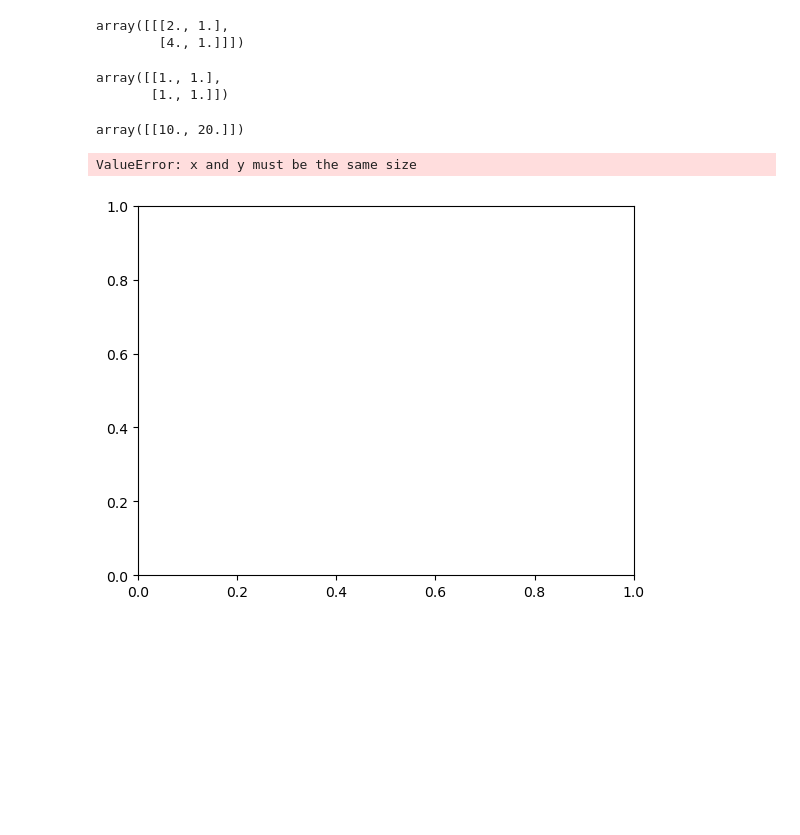
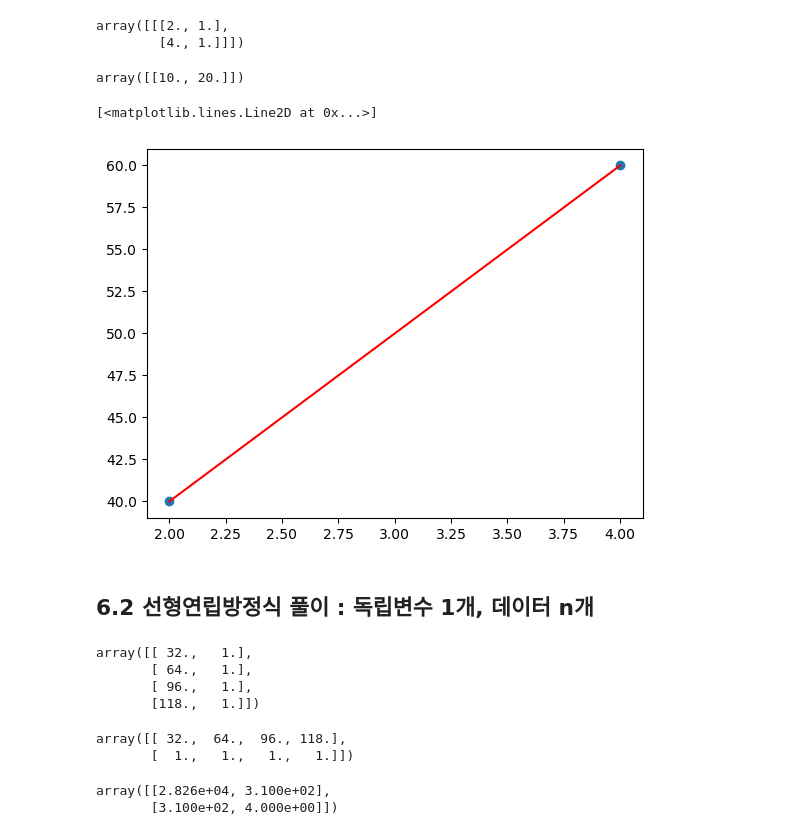
Before and after one commit to gulbiworker/Ai_x, a Jupyter notebook: source/01_python/ch_10 N차원 배열 다루기.ipynb, the cells around one changed output. Drawn from its saved outputs; the diff is of its cells as text; code cells hidden in the pictures; blank space fills up the shorter version.

```diff
--- a/source/01_python/ch_10 N차원 배열 다루기.ipynb
+++ b/source/01_python/ch_10 N차원 배열 다루기.ipynb
@@ -1505,29 +1505,36 @@ array([[1.0000000e+00, 4.4408921e-16],
 # %% [markdown]
 ## 6.1 선형 연립 방정식 풀기
 # %%
-x = np.array([2,4])     # 독립변수
-y = np.array([40,60])   # 종속변수
-x = np.dstack((x, np.ones(len(x))))
-x
+x = np.array([2, 4]) # 독립변수
+Y = np.array([40,60]) # 종속변수
+X = np.dstack( (x, np.ones(len(x))))
+X
 # %% [output]
 array([[[2., 1.],
         [4., 1.]]])
-# %%
-np.ones((2,2))
-# %% [output]
-array([[1., 1.],
-       [1., 1.]])
-# %%
-# x @ wb =Y
-# x의 역행렬 @ x @ wb = x 의 역행렬 @ ㅛ
-wb = np.linalg.inv(x)@y
-wb
-# %% [output]
-array([[10., 20.]])
-# %%
-import matplotlib.pyplot as plt
-plt.scatter(x, y)
-plt.plot(x, 10*x+20, 'r')
-# %% [output]
-ValueError: x and y must be the same size
-[figure, removed]
+# %%
+# X @ wb = Y
+# X의 역행렬 @ X @ wb = X의 역행렬 @ Y
+# wb = X의 역행렬 @ Y
+wb = np.linalg.inv(X) @ Y
+wb
+# %% [output]
+array([[10., 20.]])
+# %%
+import matplotlib.pyplot as plt
+plt.scatter(x, Y)
+plt.plot(x, 10*x+20, 'r')
+# %% [output]
+[<matplotlib.lines.Line2D at 0x...>]
+[figure, added]
+# %% [markdown]
+## 6.2 선형연립방정식 풀이 : 독립변수 1개, 데이터 n개
+# %%
+x = np.array([32,64,96,118])
+X = np.c_[x, np.ones(len(x))]
+X # 정방행렬이 아님
+# %% [output]
+array([[ 32.,   1.],
+       [ 64.,   1.],
+       [ 96.,   1.],
+       [118.,   1.]])
@@ -1533,0 +1543,11 @@ ValueError: x and y must be the same size
+# %%
+X.T # 전치행렬
+# %% [output]
+array([[ 32.,  64.,  96., 118.],
+       [  1.,   1.,   1.,   1.]])
+# %%
+X_ = X.T@X
+X_
+# %% [output]
+array([[2.826e+04, 3.100e+02],
+       [3.100e+02, 4.000e+00]])
```
Also changed, not shown: parts of 28 cells of this notebook, 7 other files.
